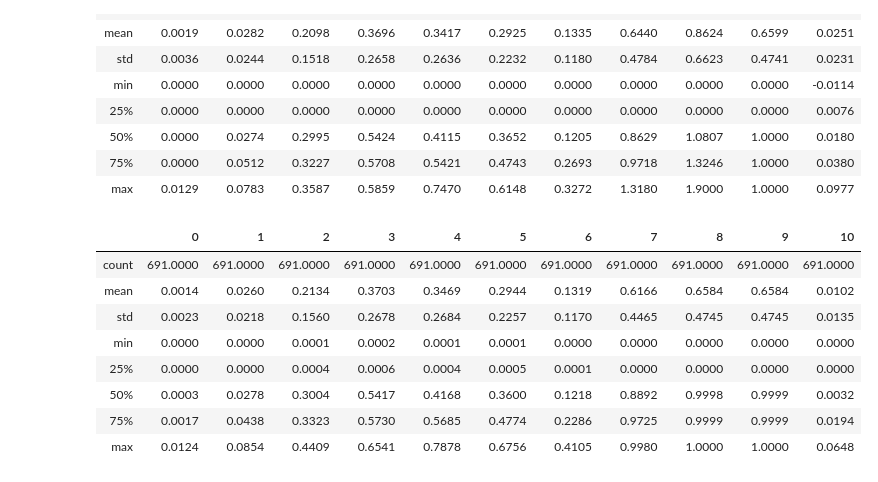
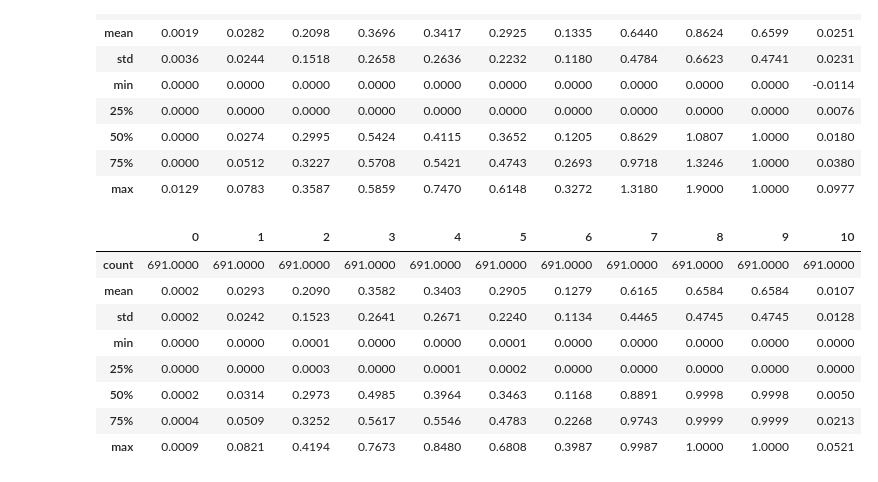
Before and after one commit to denominations-io/macroeconomics, a Jupyter notebook: timeseries_transformer.ipynb, the cells around one changed output. Saved outputs shown, nothing was run; the diff lists cells and outputs as text; code cells hidden in the pictures.

```diff
--- a/timeseries_transformer.ipynb
+++ b/timeseries_transformer.ipynb
@@ -175,5 +168,5 @@ Here, we can take both the real observations and generated scenario-based simula
 # %%
-counterfactual_df = base_df['real interest rate']
+factual_df = base_df['real interest rate']
 # %% [markdown]
 ## Counterfactual timeseries transformer
 
@@ -215,2 +220,4 @@ for i in range(int(num_obs)):
+# %%
+src, tar, src_history = timeseries_dataprep(num_obs, num_variables, params['num_timesteps'], sim_df, factual_df)
 # %%
 n = num_obs - (params['num_timesteps'] + 1)
@@ -558,6 +534,6 @@ Trainable params: 3,327,755
 Non-trainable params: 0
 __________________________________________________________________________________________________
 # %%
-simulator.fit([src_input, src_history_input, tar_input], tar_input, batch_size=params['batch_size'],
-               epochs=params['num_epochs'], callbacks=[es, lr, tb])
+simulator.fit([src, src_history, tar], tar, batch_size=params['batch_size'], epochs=params['num_epochs'],
+              callbacks=[es, lr, tb])
 # %% [output]
@@ -596,19 +569,19 @@ pd.DataFrame(generator_target).describe()
 | 75% | 0.0000 | 0.0512 | 0.3227 | 0.5708 | 0.5421 | 0.4743 | 0.2693 | 0.9718 | 1.3246 | 1.0000 | 0.0380 |
 | max | 0.0129 | 0.0783 | 0.3587 | 0.5859 | 0.7470 | 0.6148 | 0.3272 | 1.3180 | 1.9000 | 1.0000 | 0.0977 |
 # %%
-gen_preds = simulator.predict([src_input, src_history_input, tar_input])
-generated_predictions = map(lambda v: v.flatten(), gen_preds)
-gen_df = pd.DataFrame(generated_predictions)
+simulator_generated_values = simulator.predict([src, src_history, tar])
+generated_values = map(lambda v: v.flatten(), simulator_generated_values)
+gen_df = pd.DataFrame(generated_values)
 gen_df.describe()
 # %% [output]
 |  | 0 | 1 | 2 | 3 | 4 | 5 | 6 | 7 | 8 | 9 | 10 |
 | count | 691.0000 | 691.0000 | 691.0000 | 691.0000 | 691.0000 | 691.0000 | 691.0000 | 691.0000 | 691.0000 | 691.0000 | 691.0000 |
-| mean | 0.0014 | 0.0260 | 0.2134 | 0.3703 | 0.3469 | 0.2944 | 0.1319 | 0.6166 | 0.6584 | 0.6584 | 0.0102 |
-| std | 0.0023 | 0.0218 | 0.1560 | 0.2678 | 0.2684 | 0.2257 | 0.1170 | 0.4465 | 0.4745 | 0.4745 | 0.0135 |
-| min | 0.0000 | 0.0000 | 0.0001 | 0.0002 | 0.0001 | 0.0001 | 0.0000 | 0.0000 | 0.0000 | 0.0000 | 0.0000 |
-| 25% | 0.0000 | 0.0000 | 0.0004 | 0.0006 | 0.0004 | 0.0005 | 0.0001 | 0.0000 | 0.0000 | 0.0000 | 0.0000 |
-| 50% | 0.0003 | 0.0278 | 0.3004 | 0.5417 | 0.4168 | 0.3600 | 0.1218 | 0.8892 | 0.9998 | 0.9999 | 0.0032 |
-| 75% | 0.0017 | 0.0438 | 0.3323 | 0.5730 | 0.5685 | 0.4774 | 0.2286 | 0.9725 | 0.9999 | 0.9999 | 0.0194 |
-| max | 0.0124 | 0.0854 | 0.4409 | 0.6541 | 0.7878 | 0.6756 | 0.4105 | 0.9980 | 1.0000 | 1.0000 | 0.0648 |
+| mean | 0.0002 | 0.0293 | 0.2090 | 0.3582 | 0.3403 | 0.2905 | 0.1279 | 0.6165 | 0.6584 | 0.6584 | 0.0107 |
+| std | 0.0002 | 0.0242 | 0.1523 | 0.2641 | 0.2671 | 0.2240 | 0.1134 | 0.4465 | 0.4745 | 0.4745 | 0.0128 |
+| min | 0.0000 | 0.0000 | 0.0001 | 0.0000 | 0.0000 | 0.0001 | 0.0000 | 0.0000 | 0.0000 | 0.0000 | 0.0000 |
+| 25% | 0.0000 | 0.0000 | 0.0003 | 0.0000 | 0.0001 | 0.0002 | 0.0000 | 0.0000 | 0.0000 | 0.0000 | 0.0000 |
+| 50% | 0.0002 | 0.0314 | 0.2973 | 0.4985 | 0.3964 | 0.3463 | 0.1168 | 0.8891 | 0.9998 | 0.9998 | 0.0050 |
+| 75% | 0.0004 | 0.0509 | 0.3252 | 0.5617 | 0.5546 | 0.4783 | 0.2268 | 0.9743 | 0.9999 | 0.9999 | 0.0213 |
+| max | 0.0009 | 0.0821 | 0.4194 | 0.7673 | 0.8480 | 0.6808 | 0.3987 | 0.9987 | 1.0000 | 1.0000 | 0.0521 |
 # %%
 generated_cpi = gen_df[num_variables-1].values
```
Also changed, not shown: parts of 28 cells of this notebook, 4 other files.
